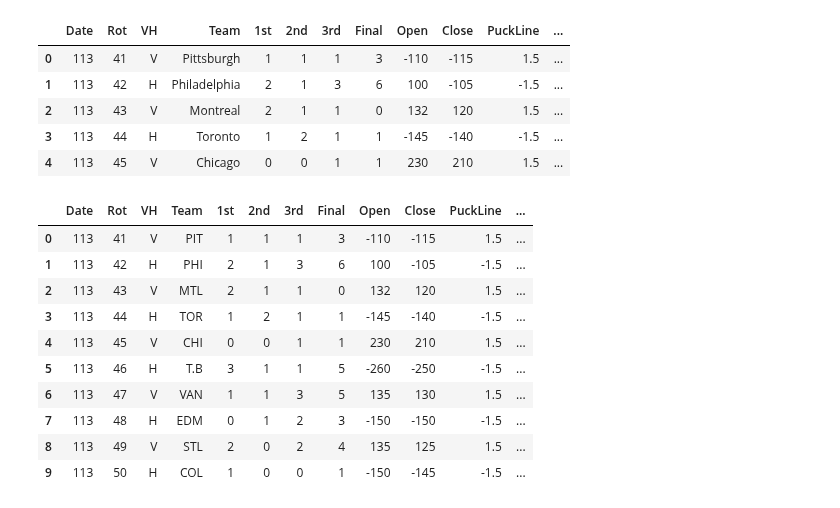
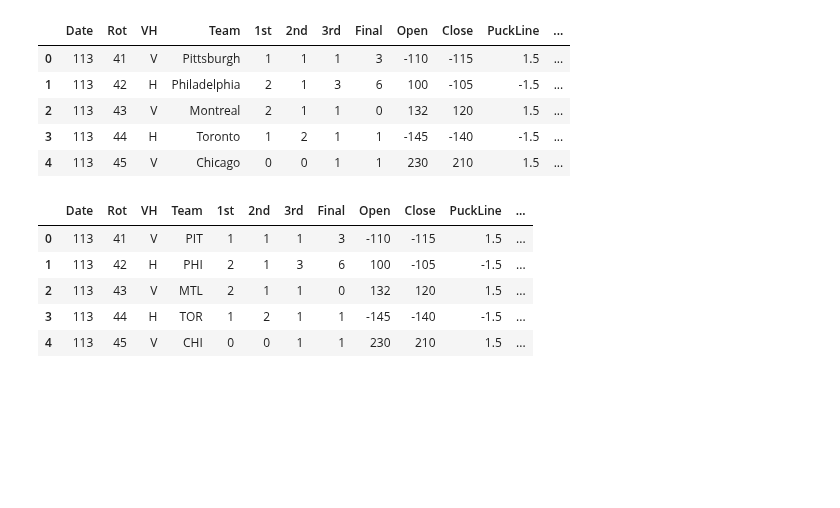
Before and after one commit to gschwaeb/NHL_Game_Prediction, a Jupyter notebook: Comparison Against Book Lines.ipynb, the cells around one changed output. Cells and saved outputs as stored; diff of their text form; code cells hidden in the pictures; blank space fills up the shorter version.

```diff
--- a/Comparison Against Book Lines.ipynb
+++ b/Comparison Against Book Lines.ipynb
@@ -58,14 +71,9 @@ odds['Year'] = 2021
 # %%
-odds.head(10)
+odds.head(5)
 # %% [output]
 |  | Date | Rot | VH | Team | 1st | 2nd | 3rd | Final | Open | Close | PuckLine | ... |
 | 0 | 113 | 41 | V | PIT | 1 | 1 | 1 | 3 | -110 | -115 | 1.5 | ... |
 | 1 | 113 | 42 | H | PHI | 2 | 1 | 3 | 6 | 100 | -105 | -1.5 | ... |
 | 2 | 113 | 43 | V | MTL | 2 | 1 | 1 | 0 | 132 | 120 | 1.5 | ... |
 | 3 | 113 | 44 | H | TOR | 1 | 2 | 1 | 1 | -145 | -140 | -1.5 | ... |
 | 4 | 113 | 45 | V | CHI | 0 | 0 | 1 | 1 | 230 | 210 | 1.5 | ... |
-| 5 | 113 | 46 | H | T.B | 3 | 1 | 1 | 5 | -260 | -250 | -1.5 | ... |
-| 6 | 113 | 47 | V | VAN | 1 | 1 | 3 | 5 | 135 | 130 | 1.5 | ... |
-| 7 | 113 | 48 | H | EDM | 0 | 1 | 2 | 3 | -150 | -150 | -1.5 | ... |
-| 8 | 113 | 49 | V | STL | 2 | 0 | 2 | 4 | 135 | 125 | 1.5 | ... |
-| 9 | 113 | 50 | H | COL | 1 | 0 | 0 | 1 | -150 | -145 | -1.5 | ... |
```
Also changed, not shown: parts of 52 cells of this notebook.
